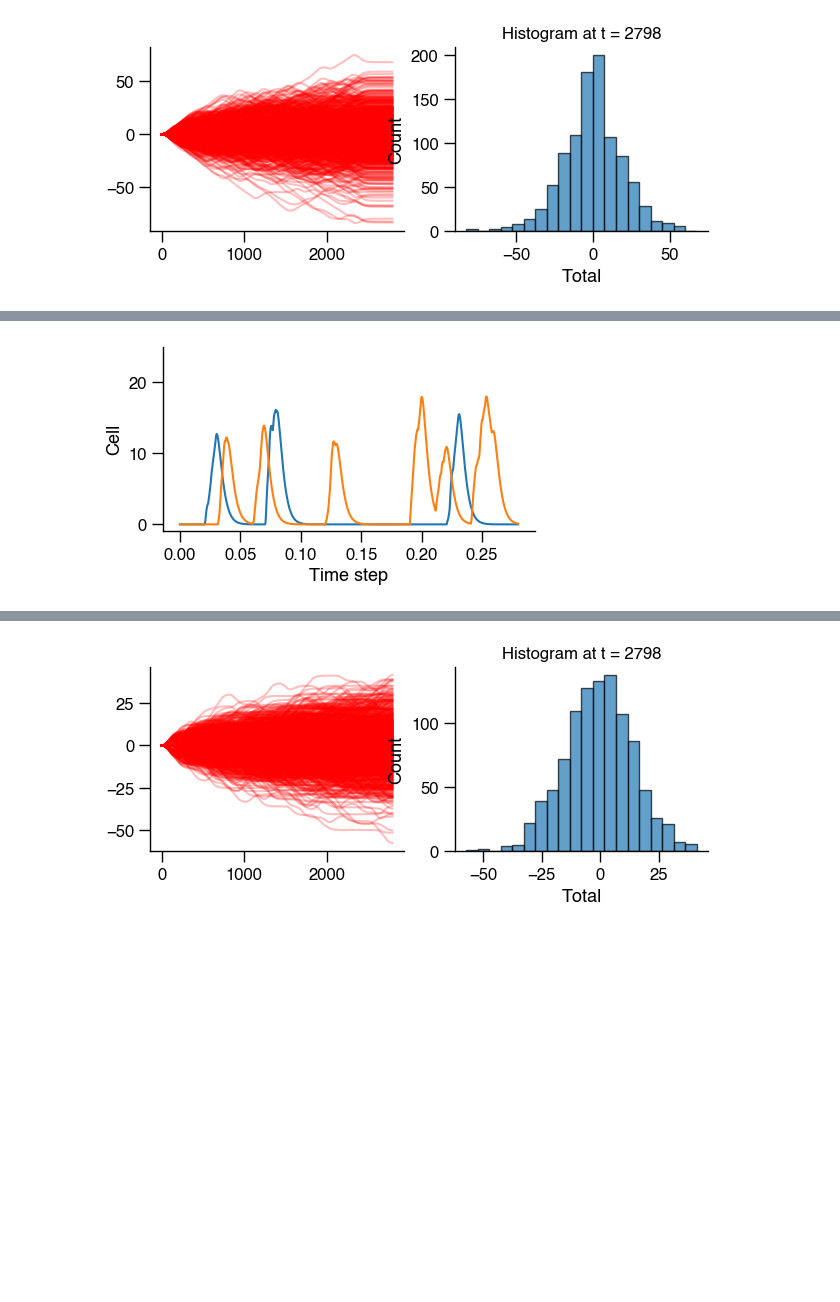
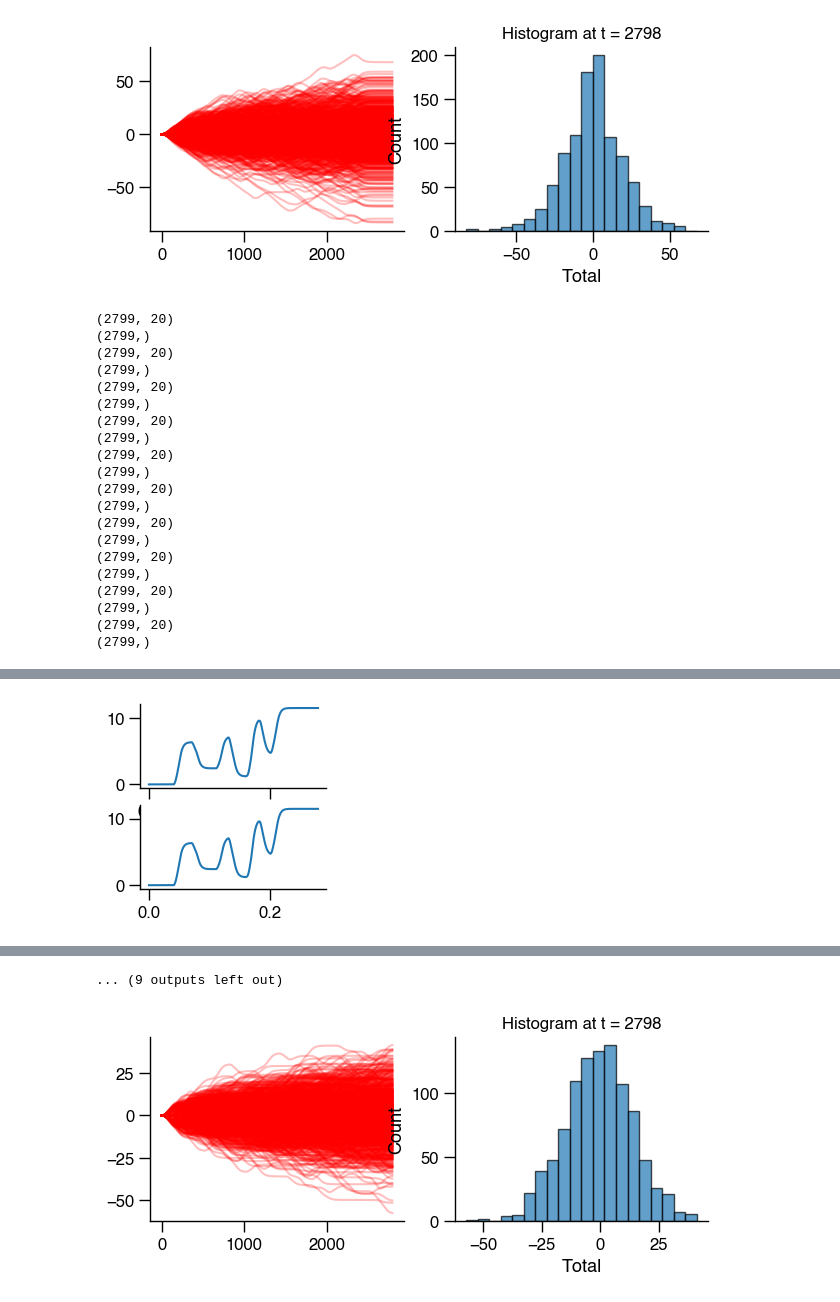
Before and after one commit to davidgbe/automated_plasticity_discovery, a Jupyter notebook: integrator_inputs_graphs.ipynb, the cells around one changed output, grey strips where cells are left out. Drawn from its saved outputs; the diff is of its cells as text; code cells hidden in the pictures; blank space fills up the shorter version.

```diff
--- a/integrator_inputs_graphs.ipynb
+++ b/integrator_inputs_graphs.ipynb
@@ -103,15 +135,15 @@ def gen_input_2(index):
             input_block = np.repeat(np.random.poisson(lam=2 * INPUT_RATE_PER_CELL * dt, size=(input_block_timesteps, 1)), n_e_side, axis=1)
             input_spks[k : k + input_block_timesteps, n_e_side : 2 * n_e_side] = input_block
 
-    inputs = poisson_arrivals_to_inputs(input_spks, 3e-3)
-
-    filtered_input_to_sum = inputs[:, n_e_side:2 * n_e_side].sum(axis=1) - inputs[:, :n_e_side].sum(axis=1)
+    filtered_input_to_sum_per_neuron = poisson_arrivals_to_inputs(input_spks, 3e-3)
+    filtered_input_to_sum = filtered_input_to_sum_per_neuron[:, n_e_side:2 * n_e_side].sum(axis=1) - filtered_input_to_sum_per_neuron[:, :n_e_side].sum(axis=1)
     running_input_sums = np.zeros_like(filtered_input_to_sum)
     for j in range(len(running_input_sums)):
         if j > 0:
             running_input_sums[j] += running_input_sums[j-1]
-        running_input_sums[j] += filtered_input_to_sum[j]
-    return inputs, running_input_sums
+            running_input_sums[j] += filtered_input_to_sum[j]
+
+    return filtered_input_to_sum_per_neuron, running_input_sums / max_input_len
 # %%
 INPUT_BLOCK_DURATION = 10e-3
 input_block_timesteps = int(INPUT_BLOCK_DURATION / dt)
@@ -120,7 +152,7 @@ for i in range(10):
     scale = 0.6
     fig, axes = plt.subplots(1, 1, figsize=(8 * scale, 4 * scale))
 
-    inputs, totals = gen_input_2(i)
+    inputs, targets = gen_input_2(i)
     axes.plot(np.arange(inputs.shape[0]) * dt, inputs[:, 0])
     axes.plot(np.arange(inputs.shape[0]) * dt, inputs[:, 10])
     axes.set_ylim(-1, 25)
@@ -129,4 +161,13 @@ for i in range(10):
     axes.set_ylabel('Cell')
 
     format_plot(axes)
+
+    scale = 0.6
+    fig, axes = plt.subplots(2, 1, figsize=(4 * scale, 4 * scale))
+
+    axes[0].scatter(np.arange(len(targets)), targets)
+
+    axes[1].scatter(np.arange(len(targets)), targets)
+
+    format_plot(axes)
 # %% [output]
@@ -199,21 +243,23 @@ def gen_input_3(index):
             input_block = np.repeat(np.random.poisson(lam=2 * INPUT_RATE_PER_CELL * dt, size=(input_block_timesteps, 1)), n_e_side, axis=1)
             input_spks[k : k + input_block_timesteps, n_e_side : 2 * n_e_side] = input_block
 
-    inputs = poisson_arrivals_to_inputs(input_spks, 3e-3)
-
-    filtered_input_to_sum = inputs[:, n_e_side:2 * n_e_side].sum(axis=1) - inputs[:, :n_e_side].sum(axis=1)
+    filtered_input_to_sum_per_neuron = poisson_arrivals_to_inputs(input_spks, 3e-3)
+    print(filtered_input_to_sum_per_neuron.shape)
+    filtered_input_to_sum = filtered_input_to_sum_per_neuron[:, n_e_side:2 * n_e_side].sum(axis=1) - filtered_input_to_sum_per_neuron[:, :n_e_side].sum(axis=1)
+    print(filtered_input_to_sum.shape)
     running_input_sums = np.zeros_like(filtered_input_to_sum)
     for j in range(len(running_input_sums)):
         if j > 0:
             running_input_sums[j] += running_input_sums[j-1]
-        running_input_sums[j] += filtered_input_to_sum[j]
-    return inputs, running_input_sums
+            running_input_sums[j] += filtered_input_to_sum[j]
+
+    return filtered_input_to_sum_per_neuron, running_input_sums / max_input_len
 # %%
 for i in range(10):
     scale = 0.6
     fig, axes = plt.subplots(1, 1, figsize=(8 * scale, 4 * scale))
 
-    inputs, totals = gen_input_3(i)
+    inputs, targets = gen_input_3(0)
     axes.plot(np.arange(inputs.shape[0]) * dt, inputs[:, 0])
     axes.plot(np.arange(inputs.shape[0]) * dt, inputs[:, 10])
     axes.set_ylim(-1, 25)
@@ -222,4 +268,33 @@ for i in range(10):
     axes.set_ylabel('Cell')
 
     format_plot(axes)
+
+    scale = 0.6
+    fig, axes = plt.subplots(2, 1, figsize=(4 * scale, 4 * scale))
+
+    axes[0].plot(np.arange(len(targets)) * dt, targets)
+
+    axes[1].plot(np.arange(len(targets)) * dt, targets)
+
+    format_plot(axes)
 # %% [output]
+(2799, 20)
+(2799,)
+(2799, 20)
+(2799,)
+(2799, 20)
+(2799,)
+(2799, 20)
+(2799,)
+(2799, 20)
+(2799,)
+(2799, 20)
+(2799,)
+(2799, 20)
+(2799,)
+(2799, 20)
+(2799,)
+(2799, 20)
+(2799,)
+(2799, 20)
+(2799,)
@@ -227 +302 @@ for i in range(10):
-[figure, old version]
+[figure, new version]
@@ -236,3 +312,4 @@ for i in range(10):
+... (9 outputs left out)
 # %%
 for index in range(10):
     fig, axes = plt.subplots(1, 2, figsize=(12 * scale, 4 * scale))
```
Also changed, not shown: parts of 7 cells of this notebook, 1 other file.
